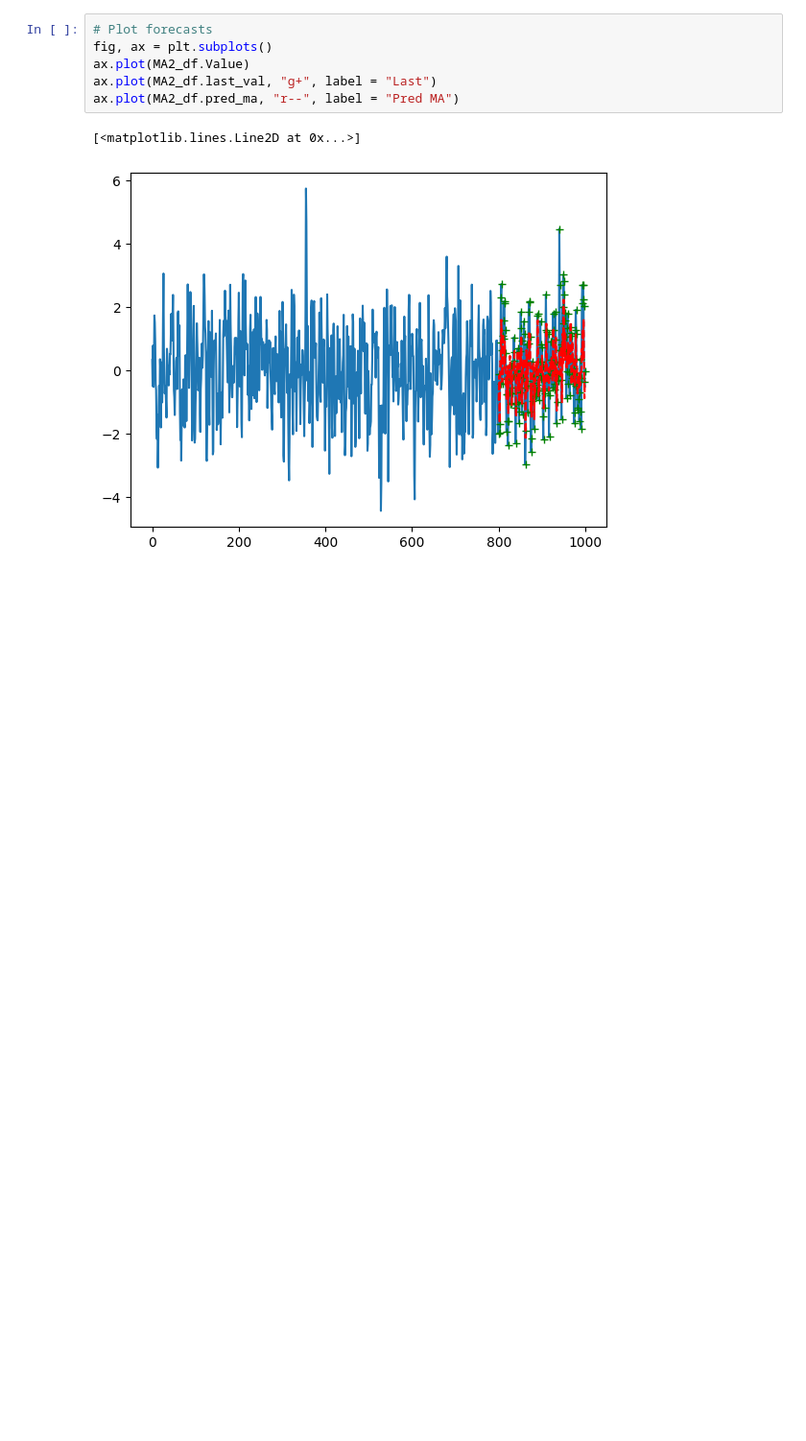
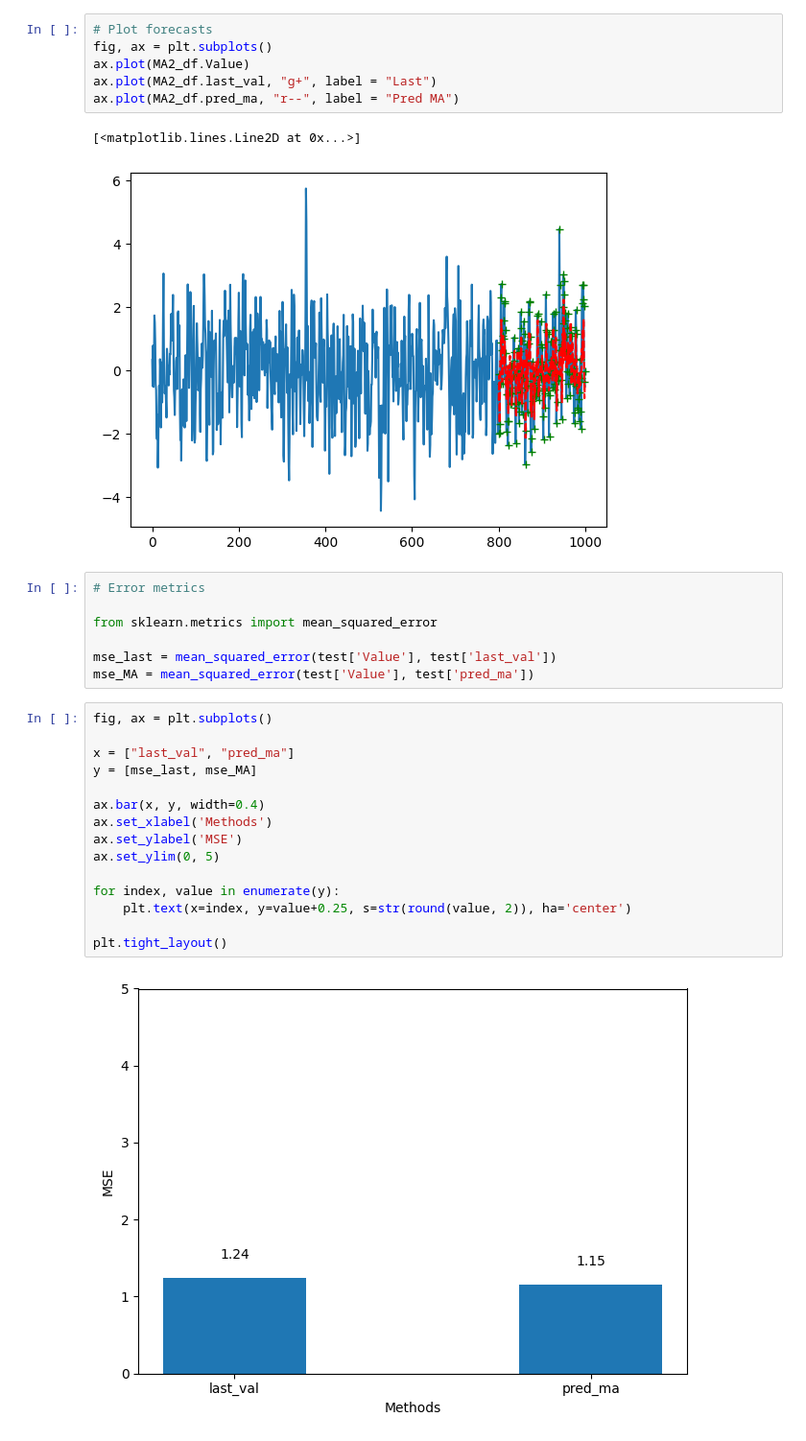
Before and after one commit to Mkranj/ts_forc_python, a Jupyter notebook: CH04/ch4_ex.ipynb, the cells around one changed output. Shown at 96% size. Saved outputs shown, nothing was run; the diff lists cells and outputs as text; blank space fills up the shorter version.

Commit message:
plot methods for MSE

```diff
--- a/CH04/ch4_ex.ipynb
+++ b/CH04/ch4_ex.ipynb
@@ -304,3 +304,27 @@ ax.plot(MA2_df.pred_ma, "r--", label = "Pred MA")
 # %% [output]
 [<matplotlib.lines.Line2D at 0x...>]
 [figure]
+# %%
+# Error metrics
+
+from sklearn.metrics import mean_squared_error
+
+mse_last = mean_squared_error(test['Value'], test['last_val'])
+mse_MA = mean_squared_error(test['Value'], test['pred_ma'])
+# %%
+fig, ax = plt.subplots()
+
+x = ["last_val", "pred_ma"]
+y = [mse_last, mse_MA]
+
+ax.bar(x, y, width=0.4)
+ax.set_xlabel('Methods')
+ax.set_ylabel('MSE')
+ax.set_ylim(0, 5)
+
+for index, value in enumerate(y):
+    plt.text(x=index, y=value+0.25, s=str(round(value, 2)), ha='center')
+
+plt.tight_layout()
+# %% [output]
+[figure, added]
```
